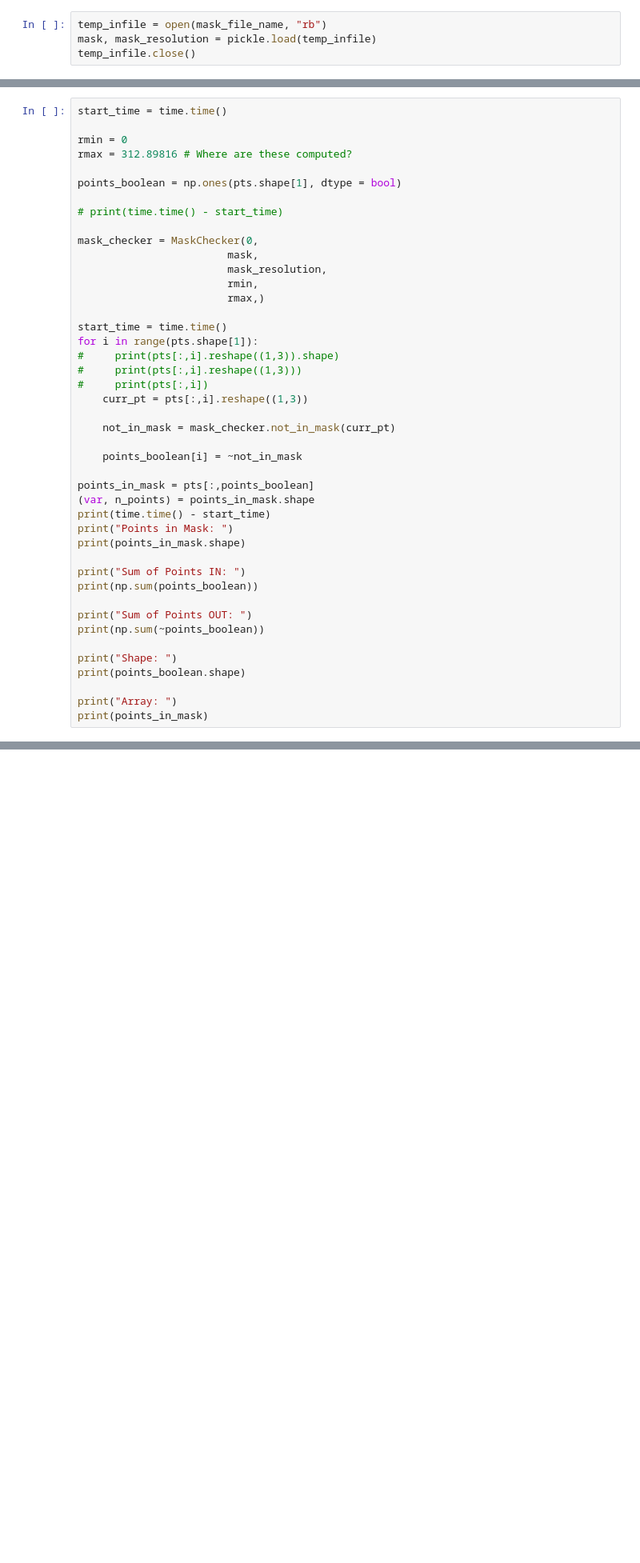
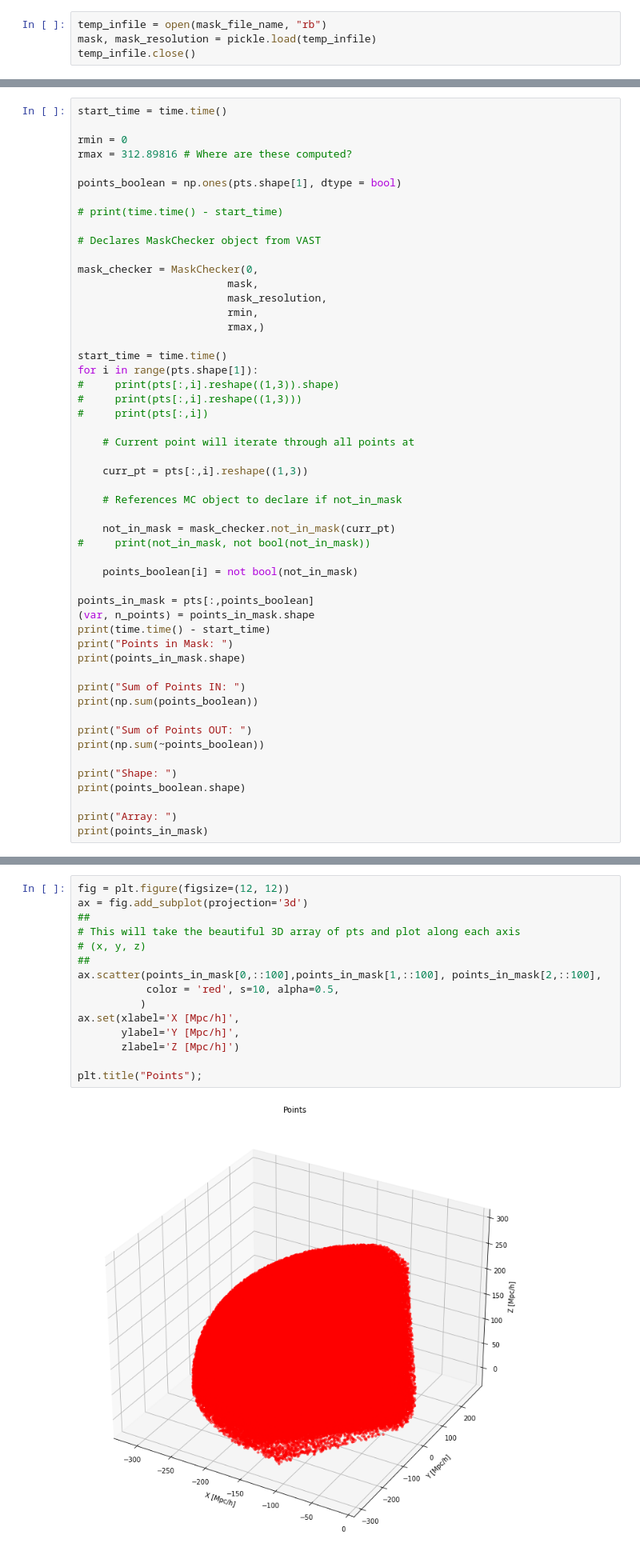
Before and after one commit to DESI-UR/Void_analysis, a Jupyter notebook: nb/Jordan_Coney/compare_catalog.ipynb, the cells around one changed output, grey strips where cells are left out. Shown at 80% size. Saved outputs shown, nothing was run; the diff lists cells and outputs as text; blank space fills up the shorter version.

```diff
--- a/nb/Jordan_Coney/compare_catalog.ipynb
+++ b/nb/Jordan_Coney/compare_catalog.ipynb
@@ -37,6 +138,8 @@ rmax = 312.89816 # Where are these computed?
 points_boolean = np.ones(pts.shape[1], dtype = bool)
 
 # print(time.time() - start_time)
+
+# Declares MaskChecker object from VAST
 
 mask_checker = MaskChecker(0,
                         mask,
@@ -49,11 +152,17 @@ for i in range(pts.shape[1]):
 #     print(pts[:,i].reshape((1,3)).shape)
 #     print(pts[:,i].reshape((1,3)))
 #     print(pts[:,i])
+
+    # Current point will iterate through all points at
+
     curr_pt = pts[:,i].reshape((1,3))
 
+    # References MC object to declare if not_in_mask
+
     not_in_mask = mask_checker.not_in_mask(curr_pt)
+#     print(not_in_mask, not bool(not_in_mask))
 
-    points_boolean[i] = ~not_in_mask
+    points_boolean[i] = not bool(not_in_mask)
 
 points_in_mask = pts[:,points_boolean]
 (var, n_points) = points_in_mask.shape
@@ -74,0 +201,17 @@ print(points_in_mask)
+# %%
+fig = plt.figure(figsize=(12, 12))
+ax = fig.add_subplot(projection='3d')
+##
+# This will take the beautiful 3D array of pts and plot along each axis
+# (x, y, z)
+##
+ax.scatter(points_in_mask[0,::100],points_in_mask[1,::100], points_in_mask[2,::100],
+           color = 'red', s=10, alpha=0.5,
+          )
+ax.set(xlabel='X [Mpc/h]',
+       ylabel='Y [Mpc/h]',
+       zlabel='Z [Mpc/h]')
+
+plt.title("Points");
+# %% [output]
+[figure, added]
```
Also changed, not shown: parts of 6 cells of this notebook.
